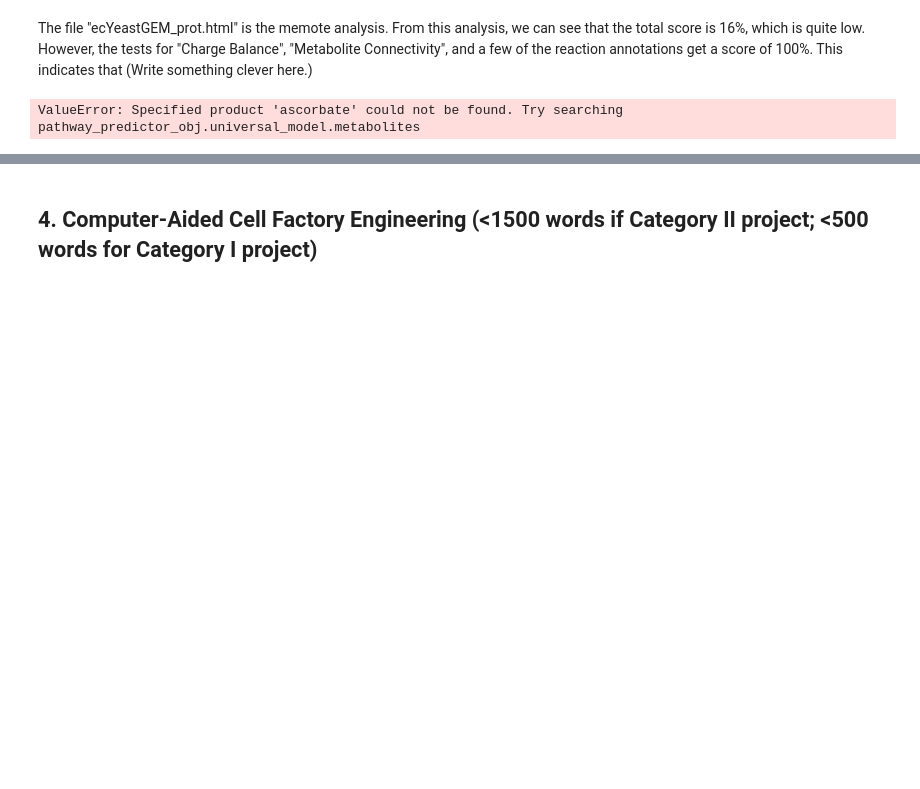
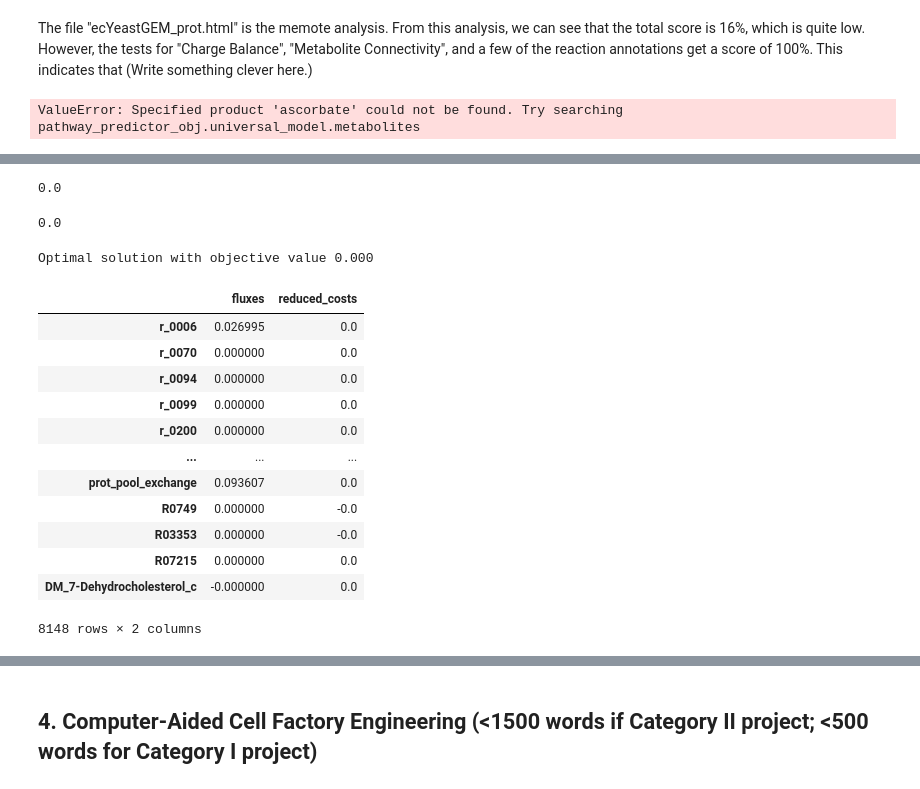
Before and after one commit to 27410/27410-2020-group-project-group-14-vitamin-d-production, a Jupyter notebook: Report.ipynb, the cells around one changed output, grey strips where cells are left out. Drawn from its saved outputs; the diff is of its cells as text; code cells hidden in the pictures; blank space fills up the shorter version.

Commit message:
Added reactions

```diff
--- a/Report.ipynb
+++ b/Report.ipynb
@@ -125,0 +206,26 @@ pathways = predictor.run(product="ethanol", max_predictions=1)
+# %%
+# Second reaction
+
+new_reaction2 = Reaction('R03353')  # The second of the three reactions from above
+
+# R03353 uses:
+## Lathosterol <=> 5alpha-Cholest-8-en-3beta-ol
+## We can find these as: (Note: All of these are in the cytoplasm)
+### 5alpha-Cholest-8-en-3beta-ol = alphaCholest
+###
+### Lathosterol                  = Not yet defined
+
+# Since Lathosterol does not exist, we will have to define it.
+Lathosterol = Metabolite(id='Lathosterol_c', name='Lathosterol', compartment='c')
+
+
+# We can now define the reaction stoichiometry
+new_reaction2.add_metabolites({
+                            alphaCholest: -1, # The metabolite from above
+                            Lathosterol: 1    # our newly created metabolites
+                             })
+
+model.add_reactions([new_reaction2])
+
+## Since the reaction can go both ways, we will set the bounds of the reaction to -1000 and 1000
+model.reactions.R03353.bounds = -1000, 1000
@@ -125,0 +288,35 @@ pathways = predictor.run(product="ethanol", max_predictions=1)
+# %%
+
+r_7DH_export = model.add_boundary(model.metabolites.get_by_id('7-Dehydrocholesterol_c'), type='demand')
+
+with model:
+    model.objective = r_7DH_export
+    sol = model.optimize()
+    print(sol.objective_value)
+# %% [output]
+0.0
+# %%
+with model:
+
+    model.objective = model.reactions.R07215
+    sol = model.optimize()
+    print(sol.objective_value)
+# %% [output]
+0.0
+# %%
+sol
+# %% [output]
+Optimal solution with objective value 0.000
+|  | fluxes | reduced_costs |
+| r_0006 | 0.026995 | 0.0 |
+| r_0070 | 0.000000 | 0.0 |
+| r_0094 | 0.000000 | 0.0 |
+| r_0099 | 0.000000 | 0.0 |
+| r_0200 | 0.000000 | 0.0 |
+| ... | ... | ... |
+| prot_pool_exchange | 0.093607 | 0.0 |
+| R0749 | 0.000000 | -0.0 |
+| R03353 | 0.000000 | -0.0 |
+| R07215 | 0.000000 | 0.0 |
+| DM_7-Dehydrocholesterol_c | -0.000000 | 0.0 |
+8148 rows × 2 columns
```
Also changed, not shown: parts of 23 cells of this notebook.
